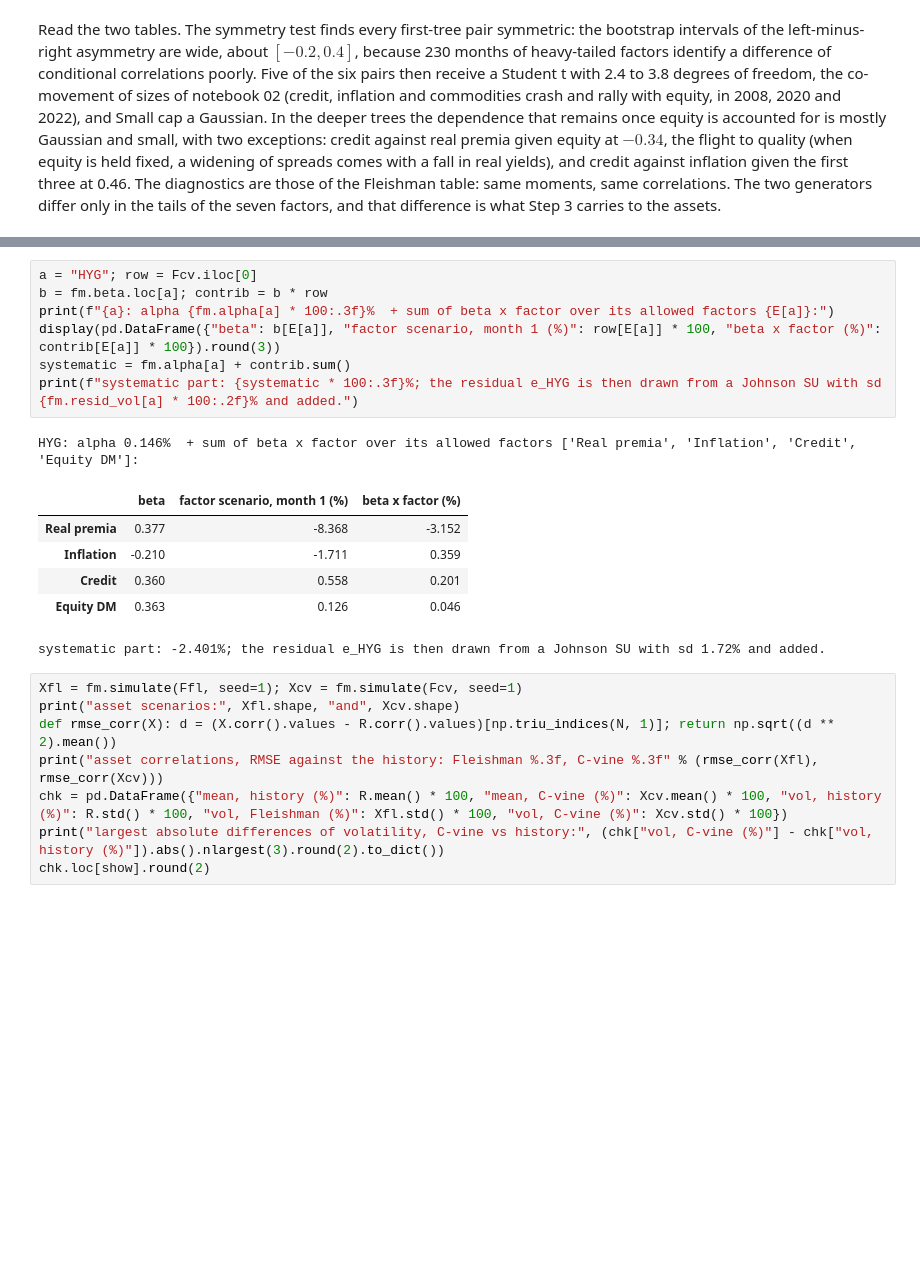
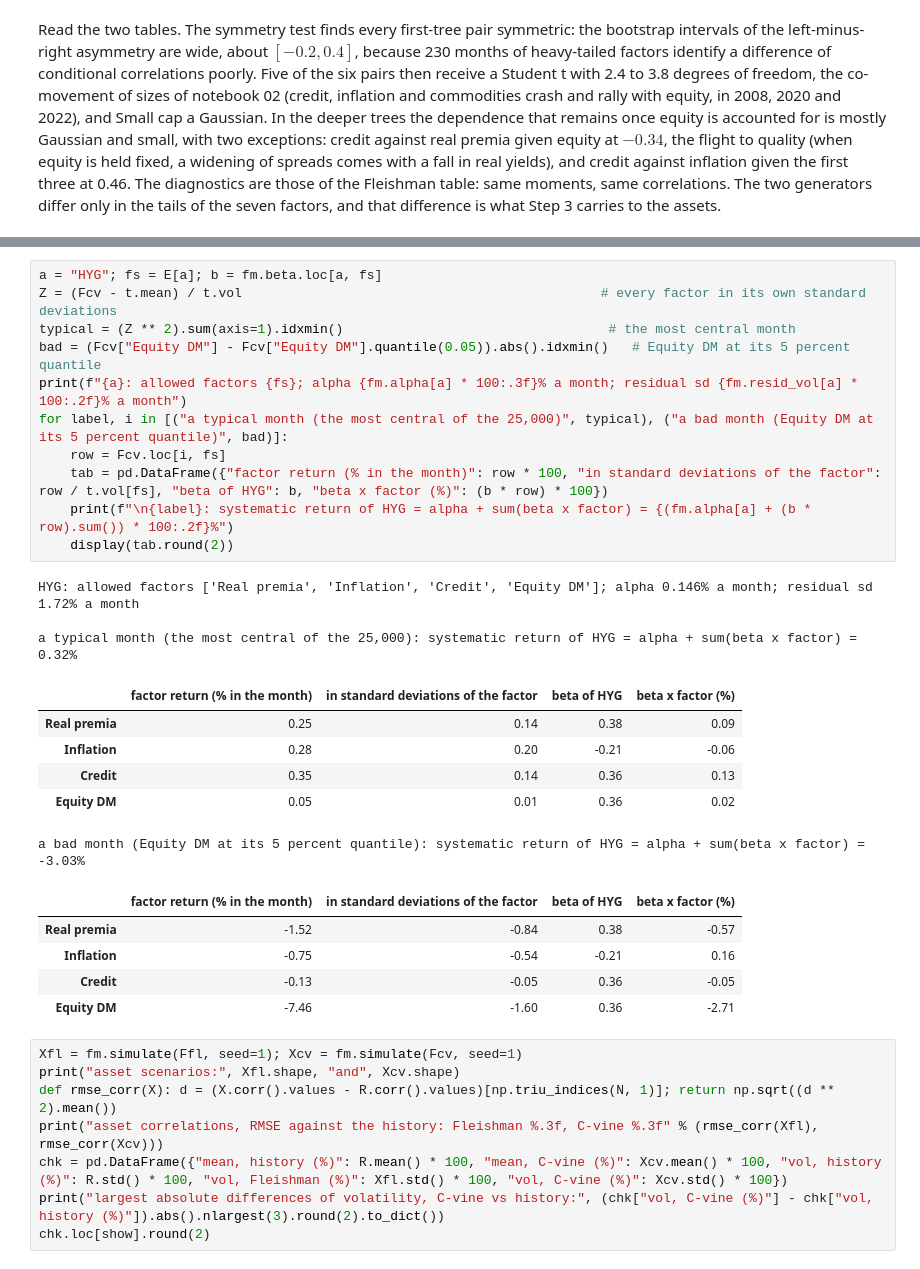
Before and after one commit to mamadouyamar/CVineMarketGen, a Jupyter notebook: examples/03_many_assets_factors.ipynb, the cells around one changed output, grey strips where cells are left out. Cells and saved outputs as stored; diff of their text form; blank space fills up the shorter version.

```diff
--- a/examples/03_many_assets_factors.ipynb
+++ b/examples/03_many_assets_factors.ipynb
@@ -459,20 +472,31 @@ profile of three assets against Equity DM, where the two generators differ as
 they did in notebook 02: the profile of an asset inherits the profile of the
 factors it loads on.
 # %%
-a = "HYG"; row = Fcv.iloc[0]
-b = fm.beta.loc[a]; contrib = b * row
-print(f"{a}: alpha {fm.alpha[a] * 100:.3f}%  + sum of beta x factor over its allowed factors {E[a]}:")
-display(pd.DataFrame({"beta": b[E[a]], "factor scenario, month 1 (%)": row[E[a]] * 100, "beta x factor (%)": contrib[E[a]] * 100}).round(3))
-systematic = fm.alpha[a] + contrib.sum()
-print(f"systematic part: {systematic * 100:.3f}%; the residual e_HYG is then drawn from a Johnson SU with sd {fm.resid_vol[a] * 100:.2f}% and added.")
+a = "HYG"; fs = E[a]; b = fm.beta.loc[a, fs]
+Z = (Fcv - t.mean) / t.vol                                              # every factor in its own standard deviations
+typical = (Z ** 2).sum(axis=1).idxmin()                                  # the most central month
+bad = (Fcv["Equity DM"] - Fcv["Equity DM"].quantile(0.05)).abs().idxmin()   # Equity DM at its 5 percent quantile
+print(f"{a}: allowed factors {fs}; alpha {fm.alpha[a] * 100:.3f}% a month; residual sd {fm.resid_vol[a] * 100:.2f}% a month")
+for label, i in [("a typical month (the most central of the 25,000)", typical), ("a bad month (Equity DM at its 5 percent quantile)", bad)]:
+    row = Fcv.loc[i, fs]
+    tab = pd.DataFrame({"factor return (% in the month)": row * 100, "in standard deviations of the factor": row / t.vol[fs], "beta of HYG": b, "beta x factor (%)": (b * row) * 100})
+    print(f"\n{label}: systematic return of HYG = alpha + sum(beta x factor) = {(fm.alpha[a] + (b * row).sum()) * 100:.2f}%")
+    display(tab.round(2))
 # %% [output]
-HYG: alpha 0.146%  + sum of beta x factor over its allowed factors ['Real premia', 'Inflation', 'Credit', 'Equity DM']:
+HYG: allowed factors ['Real premia', 'Inflation', 'Credit', 'Equity DM']; alpha 0.146% a month; residual sd 1.72% a month
+
+a typical month (the most central of the 25,000): systematic return of HYG = alpha + sum(beta x factor) = 0.32%
-|  | beta | factor scenario, month 1 (%) | beta x factor (%) |
-| Real premia | 0.377 | -8.368 | -3.152 |
-| Inflation | -0.210 | -1.711 | 0.359 |
-| Credit | 0.360 | 0.558 | 0.201 |
-| Equity DM | 0.363 | 0.126 | 0.046 |
+|  | factor return (% in the month) | in standard deviations of the factor | beta of HYG | beta x factor (%) |
+| Real premia | 0.25 | 0.14 | 0.38 | 0.09 |
+| Inflation | 0.28 | 0.20 | -0.21 | -0.06 |
+| Credit | 0.35 | 0.14 | 0.36 | 0.13 |
+| Equity DM | 0.05 | 0.01 | 0.36 | 0.02 |
-systematic part: -2.401%; the residual e_HYG is then drawn from a Johnson SU with sd 1.72% and added.
+a bad month (Equity DM at its 5 percent quantile): systematic return of HYG = alpha + sum(beta x factor) = -3.03%
+|  | factor return (% in the month) | in standard deviations of the factor | beta of HYG | beta x factor (%) |
+| Real premia | -1.52 | -0.84 | 0.38 | -0.57 |
+| Inflation | -0.75 | -0.54 | -0.21 | 0.16 |
+| Credit | -0.13 | -0.05 | 0.36 | -0.05 |
+| Equity DM | -7.46 | -1.60 | 0.36 | -2.71 |
 # %%
 Xfl = fm.simulate(Ffl, seed=1); Xcv = fm.simulate(Fcv, seed=1)
 print("asset scenarios:", Xfl.shape, "and", Xcv.shape)
```
Also changed, not shown: parts of 4 cells of this notebook.
